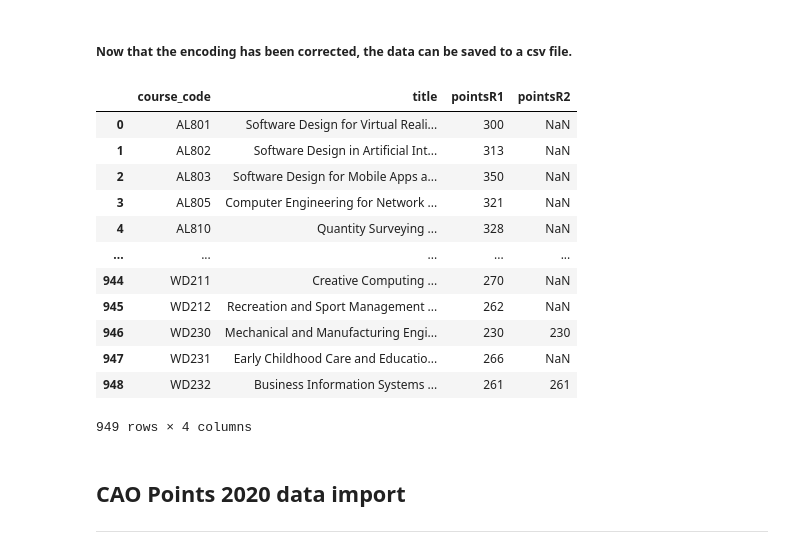
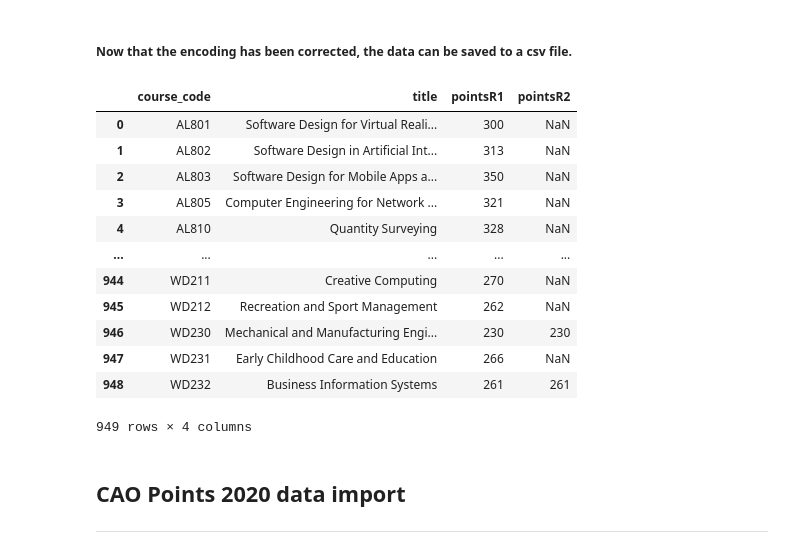
Before and after one commit to ByketPoe/efarrellFoDA2021submission, a Jupyter notebook: cao.ipynb, the cells around one changed output. Saved outputs shown, nothing was run; the diff lists cells and outputs as text; code cells hidden in the pictures.

```diff
--- a/cao.ipynb
+++ b/cao.ipynb
@@ -71,41 +75,41 @@ re_course = re.compile(r'([A-Z]{2}[0-9]{3})(.*)')
 filenameCSV = 'data/cao2021_csv_' + nowstr + '.csv'
 
 num_lines = 0
 
 with open(filenameCSV, 'w') as f:
     # Write the headers
     f.write(','.join(['course_code', 'title', 'pointsR1', 'pointsR2']) + '\n')
     for line in resp.iter_lines():
         dline = line.decode('cp1252')
         # Get only the lines with courses and points
         if re_course.fullmatch(dline):
             num_lines += 1
             course_code = dline[:5]
-            course_title = dline[7:57]
+            course_title = dline[7:57].strip()
             course_points = re.split(' +', dline[60:])
             if len(course_points) != 2:
                 course_points = course_points[:2]
             linesplit = [course_code, course_title, course_points[0], course_points[1]]
             # linesplit = re.split('  +', dline)
             f.write(','.join(linesplit) + '\n')
             #print(line)
 #print(f"Total number of lines is {num_lines}")
 
 df2021 = pd.read_csv(filenameCSV, encoding='cp1252')
 df2021
 # %% [output]
 |  | course_code | title | pointsR1 | pointsR2 |
 | 0 | AL801 | Software Design for Virtual Reali... | 300 | NaN |
 | 1 | AL802 | Software Design in Artificial Int... | 313 | NaN |
 | 2 | AL803 | Software Design for Mobile Apps a... | 350 | NaN |
 | 3 | AL805 | Computer Engineering for Network ... | 321 | NaN |
-| 4 | AL810 | Quantity Surveying ... | 328 | NaN |
+| 4 | AL810 | Quantity Surveying | 328 | NaN |
 | ... | ... | ... | ... | ... |
-| 944 | WD211 | Creative Computing ... | 270 | NaN |
-| 945 | WD212 | Recreation and Sport Management ... | 262 | NaN |
+| 944 | WD211 | Creative Computing | 270 | NaN |
+| 945 | WD212 | Recreation and Sport Management | 262 | NaN |
 | 946 | WD230 | Mechanical and Manufacturing Engi... | 230 | 230 |
-| 947 | WD231 | Early Childhood Care and Educatio... | 266 | NaN |
-| 948 | WD232 | Business Information Systems ... | 261 | 261 |
+| 947 | WD231 | Early Childhood Care and Education | 266 | NaN |
+| 948 | WD232 | Business Information Systems | 261 | 261 |
 949 rows × 4 columns
 # %% [markdown]
 ## CAO Points 2020 data import
```
Also changed, not shown: parts of 19 cells of this notebook, 35 other files.
